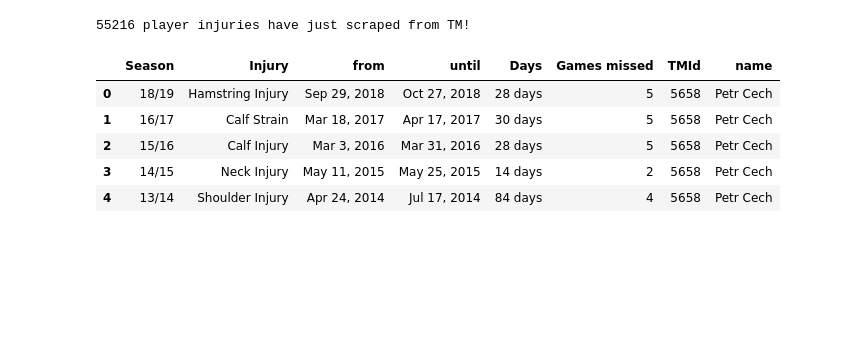
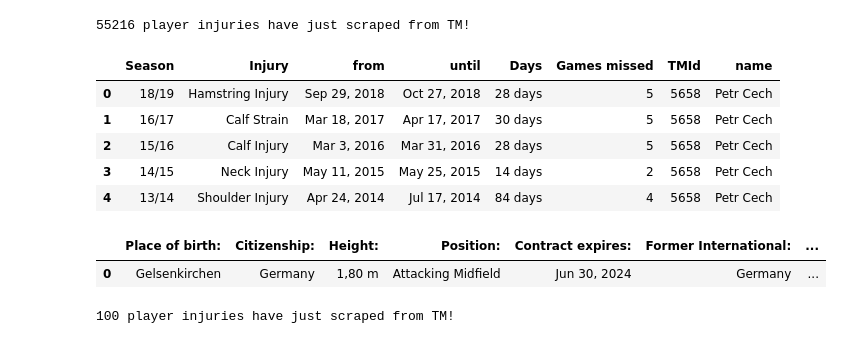
Before and after one commit to SravanRajupalem/FootballPredictions, a Jupyter notebook: 16. Extract_Injuries.ipynb, the cells around one changed output. Saved outputs shown, nothing was run; the diff lists cells and outputs as text; code cells hidden in the pictures; blank space fills up the shorter version.

Commit message:
Getting Player Profiles

```diff
--- a/16. Extract_Injuries.ipynb
+++ b/16. Extract_Injuries.ipynb
@@ -349,3 +349,71 @@ player_injuries_df.head()
 | 2 | 15/16 | Calf Injury | Mar 3, 2016 | Mar 31, 2016 | 28 days | 5 | 5658 | Petr Cech |
 | 3 | 14/15 | Neck Injury | May 11, 2015 | May 25, 2015 | 14 days | 2 | 5658 | Petr Cech |
 | 4 | 13/14 | Shoulder Injury | Apr 24, 2014 | Jul 17, 2014 | 84 days | 4 | 5658 | Petr Cech |
+# %%
+def profile_extract(url):
+    # URL & PLAYER ID
+
+    pid = url.split("spieler/")[1]
+
+
+    # Request
+    headers = {'User-Agent': 'Mozilla/5.0 (X11; Linux x86_64) AppleWebKit/537.36 (KHTML, like Gecko) Chrome/47.0.2526.106 Safari/537.36'}
+    r=requests.get(url, headers = headers)
+    soup=BeautifulSoup(r.content, "html.parser")
+
+    column_names = []
+
+    for i in soup.find_all("span", {'class':'dataItem'}):
+        column_names.append(i.get_text())
+
+    column_names = [s.strip() for s in column_names]
+
+    column_values = []
+
+    for i in soup.find_all("span", {'class':'dataValue'}):
+        column_values.append(i.get_text())
+
+    column_values = [s.strip() for s in column_values]
+
+    if soup.find("h1").get_text() != None:
+        temp = pd.DataFrame(dict(zip(column_names, column_values)),index=[0])
+        try:
+            temp['name'] = soup.find("h1").get_text()
+        except:
+            pass
+        try:
+            temp["TMId"]=pid
+        except:
+            pass
+        try:
+            temp['Date of birth'] = temp['Date of birth/Age:'].str.replace(r"\(.*\)","").str.strip()
+            temp.drop(columns=['Date of birth/Age:'], axis=1, inplace=True)
+        except:
+            pass
+
+    return temp
+
+# Test
+profile_extract("https://www.transfermarkt.com/mesut-ozil/profil/spieler/35664")
+# %% [output]
+|  | Place of birth: | Citizenship: | Height: | Position: | Contract expires: | Former International: | ... |
+| 0 | Gelsenkirchen | Germany | 1,80 m | Attacking Midfield | Jun 30, 2024 | Germany | ... |
+# %%
+player_urls = list(tm_player_url_df['TMURL'])
+
+player_urls =list(filter(lambda k: 'profil' in k, player_urls))
+
+player_profile_df = pd.DataFrame(columns=['Place of birth:', 'Citizenship:', 'Height:', 'Position:',
+                                           'Contract expires:', 'Former International:', 'Caps/Goals:',
+                                           'League level:', 'Joined:', 'Contract until:', 'name', 'TMId',
+                                           'Date of birth'])
+
+for i in player_urls:
+    df = profile_extract(i)
+    player_profile_df = player_profile_df.append(df)
+    sys.stdout.write("\r{0} player injuries have just scraped from TM!".format(len(player_profile_df)))
+    sys.stdout.flush()
+
+player_injuries_df.to_csv('player_profile_df.csv', index=False)
+# %% [output]
+100 player injuries have just scraped from TM!
```
